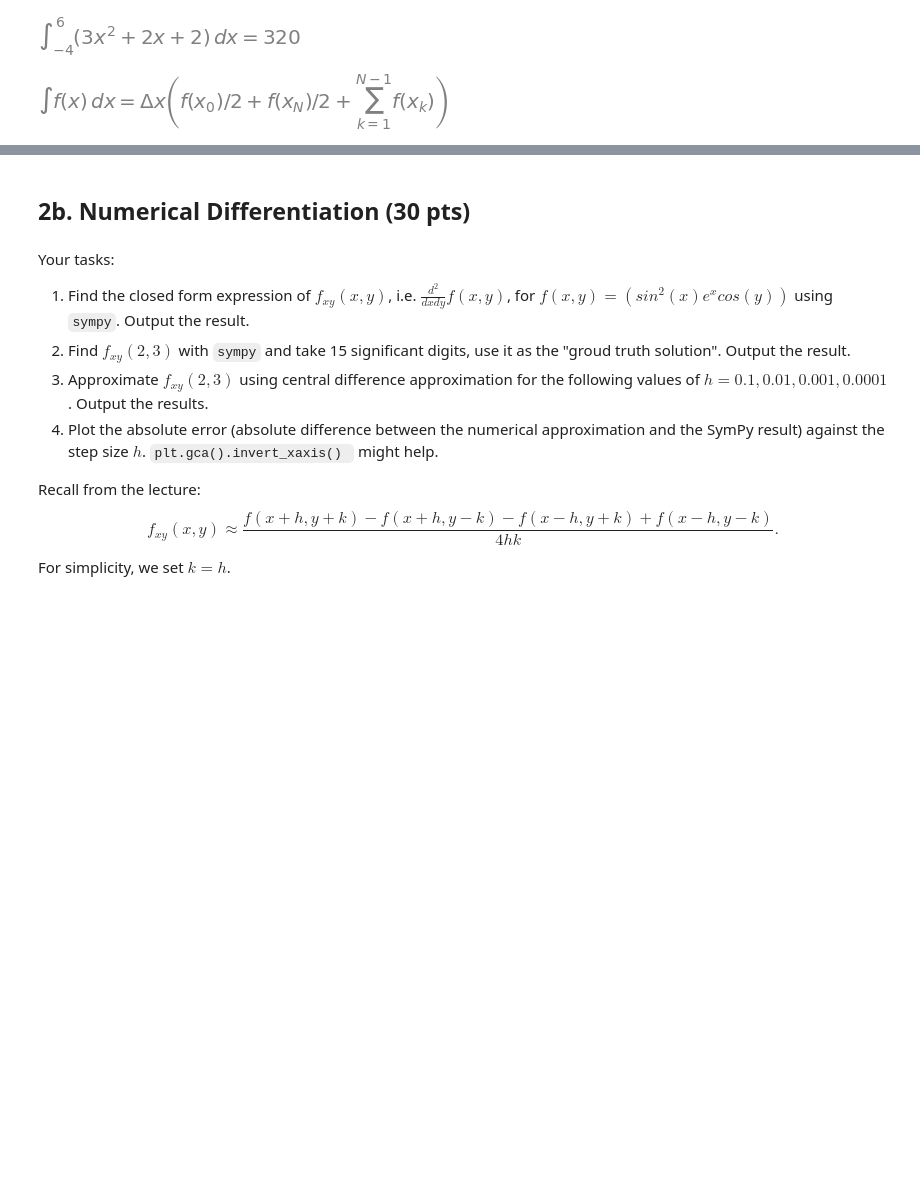
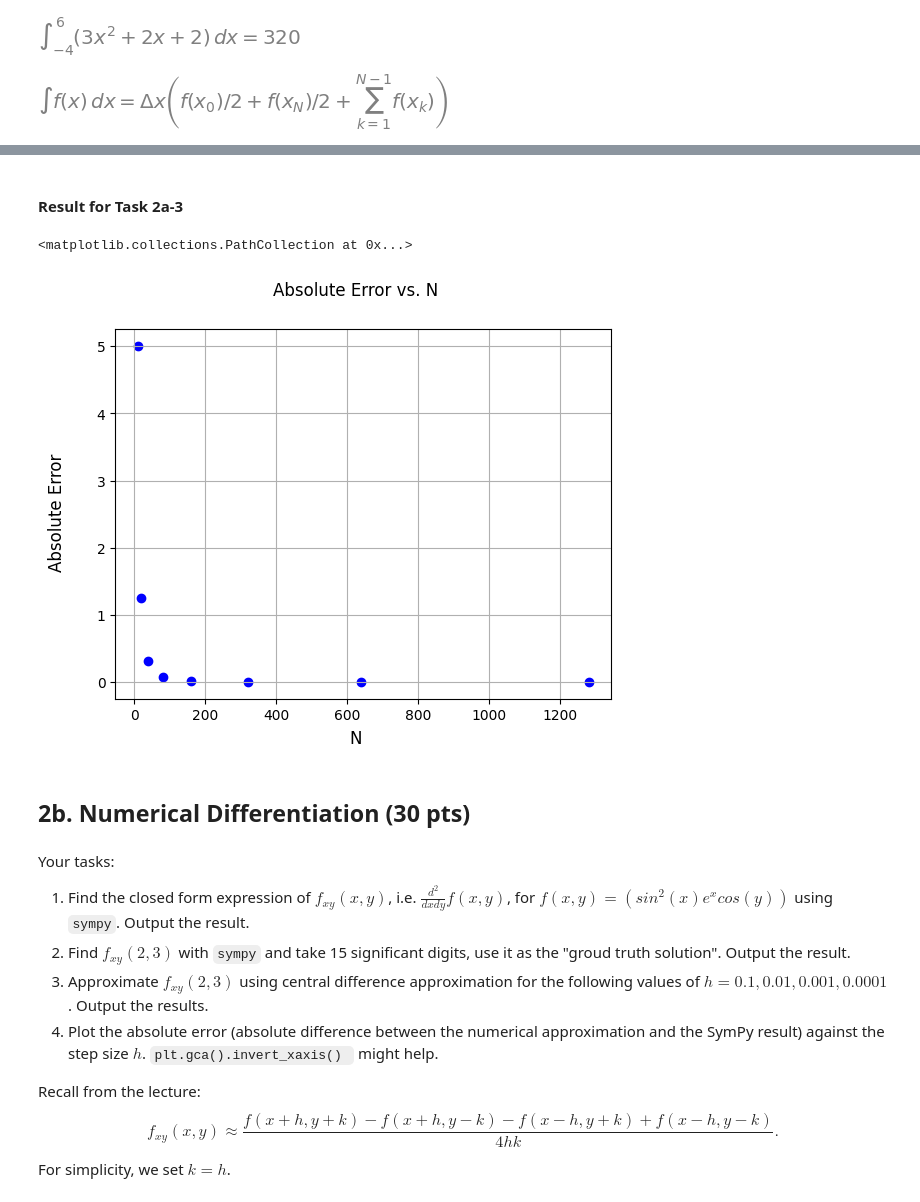
Before and after one commit to eshakrani/AMS595, a Jupyter notebook: Python/Assignment_3/Py_Project_3.ipynb, the cells around one changed output, grey strips where cells are left out. Cells and saved outputs as stored; diff of their text form; code cells hidden in the pictures; blank space fills up the shorter version.

```diff
--- a/Python/Assignment_3/Py_Project_3.ipynb
+++ b/Python/Assignment_3/Py_Project_3.ipynb
@@ -69,7 +74,8 @@ Eq(Integral(fx, x), integrate(fx, x))
 [figure]
 # %%
 # get exact value for integration from x = -4 to x = 6
-Eq(Integral(fx, (x, -4, 6)), integrate(fx, (x, -4, 6)))
+true_result = integrate(fx, (x, -4, 6))
+Eq(Integral(fx, (x, -4, 6)), true_result)
 # %% [output]
 [figure]
 # %%
@@ -122,0 +145,14 @@ SyntaxError: invalid syntax (<string>, line 1)
+# %%
+# calculate the absolute error from the true integral value for
+# each value of N
+
+def abs_val(x: float) -> float:
+    # returns the absolute value of the input x
+    return x if x > 0 else -1 * x
+
+errors = [abs_val(result - true_result) for result in results]
+
+print('N:\t\t|  Absolute Error:')
+print('_'*40)
+for i, n in enumerate(n_list):
+    print(n, '\t\t| ', str(errors[i]).rstrip('0').rstrip('.'))
@@ -123,3 +170,16 @@ SyntaxError: invalid syntax (<string>, line 1)
+# %% [markdown]
+#### Result for Task 2a-3
+# %%
+# plot the absolute error against N
+fig, ax = plt.subplots()
+fig.suptitle('Absolute Error vs. N')
+fig.supxlabel('N')
+fig.supylabel('Absolute Error')
+ax.grid(True)
+ax.scatter(n_list, errors, color='blue')
+# %% [output]
+<matplotlib.collections.PathCollection at 0x...>
+[figure, added]
 # %% [markdown]
 ## 2b. Numerical Differentiation (30 pts)
 # %% [markdown]
```
Also changed, not shown: parts of 39 cells of this notebook.
